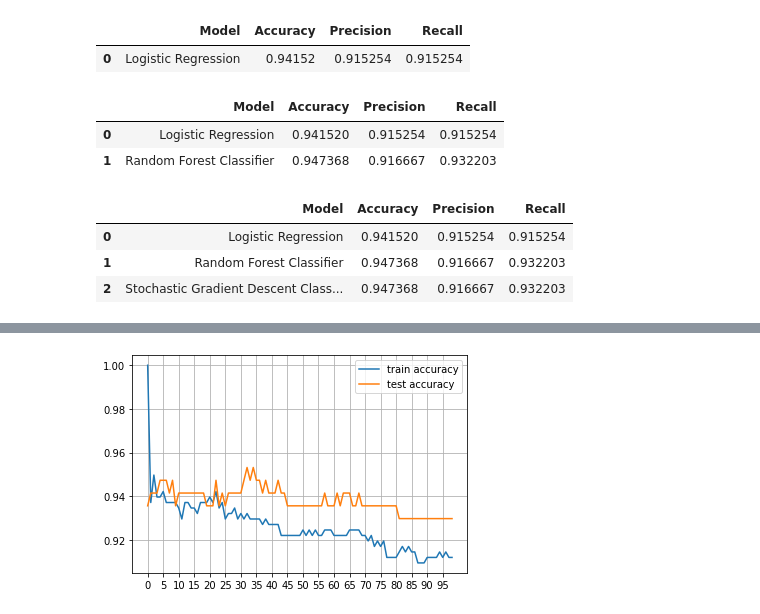
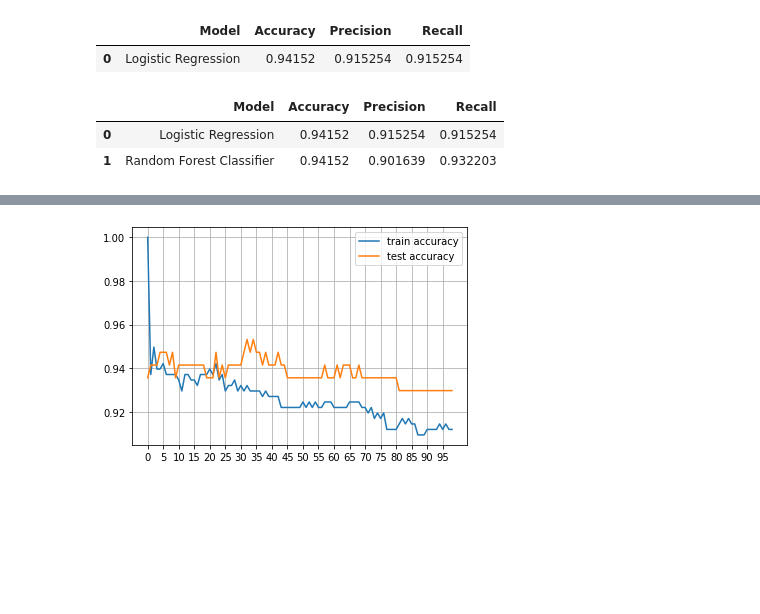
Before and after one commit to Roshni-Bala/Breast-Cancer-Risk-Prediction, a Jupyter notebook: risk_prediction.ipynb, the cells around one changed output, grey strips where cells are left out. Cells and saved outputs as stored; diff of their text form; code cells hidden in the pictures; blank space fills up the shorter version.

```diff
--- a/risk_prediction.ipynb
+++ b/risk_prediction.ipynb
@@ -702,9 +695,9 @@ X.shape, X_train.shape, y_train.shape, X_test.shape, y_test.shape
 # %%
 from sklearn.linear_model import LogisticRegression
 from sklearn import metrics
-logreg = LogisticRegression()
-logreg.fit(X_train,y_train)
-y_pred1=logreg.predict(X_test)
+logregp = LogisticRegression()
+logregp.fit(X_train,y_train)
+y_pred1=logregp.predict(X_test)
 print("Accuracy:",metrics.accuracy_score(y_test, y_pred1))
 print("Precision:",metrics.precision_score(y_test, y_pred1))
 print("Recall:",metrics.recall_score(y_test, y_pred1))
@@ -726,36 +719,31 @@ dfppca.head()
 | 0 | Logistic Regression | 0.94152 | 0.915254 | 0.915254 |
 # %%
 from sklearn.ensemble import RandomForestClassifier
-rfc = RandomForestClassifier(n_estimators = 100)
-rfc.fit(X_train, y_train)
-y_pred1 = rfc.predict(X_test)
+rfcp = RandomForestClassifier(n_estimators = 100)
+rfcp.fit(X_train, y_train)
+y_pred1 = rfcp.predict(X_test)
 
 dict1 =  {'Model': 'Random Forest Classifier', 'Accuracy': metrics.accuracy_score(y_test, y_pred1), 'Precision':metrics.precision_score(y_test, y_pred1), 'Recall':metrics.recall_score(y_test, y_pred1)}
 #dfppca = pd.DataFrame()
 dfppca = dfppca.append(dict1, ignore_index = True)
 #df_totacc = df_totacc.append(dict4, ignore_index=True)
 dfppca.head()
 # %% [output]
 |  | Model | Accuracy | Precision | Recall |
-| 0 | Logistic Regression | 0.941520 | 0.915254 | 0.915254 |
-| 1 | Random Forest Classifier | 0.947368 | 0.916667 | 0.932203 |
+| 0 | Logistic Regression | 0.94152 | 0.915254 | 0.915254 |
+| 1 | Random Forest Classifier | 0.94152 | 0.901639 | 0.932203 |
 # %%
-from sklearn.linear_model import SGDClassifier
-sgd = SGDClassifier(loss='hinge', penalty='l2', max_iter=1000)
-#hinge - loss function that gives linear SVM
-#l2 -> regularlization term used in model (prevents overfitting)
-sgd.fit(X_train, y_train)
-y_pred7 = sgd.predict(X_test)
-dict1 =  {'Model': 'Stochastic Gradient Descent Classifier', 'Accuracy': metrics.accuracy_score(y_test, y_pred1), 'Precision':metrics.precision_score(y_test, y_pred1), 'Recall':metrics.recall_score(y_test, y_pred1)}
-#dfppca = pd.DataFrame()
-dfppca = dfppca.append(dict1, ignore_index = True)
-#df_totacc = df_totacc.append(dict4, ignore_index=True)
-dfppca.head()
+# from sklearn.linear_model import SGDClassifier
+# sgd = SGDClassifier(loss='hinge', penalty='l2', max_iter=1000)
+# #hinge - loss function that gives linear SVM
+# #l2 -> regularlization term used in model (prevents overfitting)
+# sgd.fit(X_train, y_train)
+# y_pred7 = sgd.predict(X_test)
+# dict1 =  {'Model': 'Stochastic Gradient Descent Classifier', 'Accuracy': metrics.accuracy_score(y_test, y_pred1), 'Precision':metrics.precision_score(y_test, y_pred1), 'Recall':metrics.recall_score(y_test, y_pred1)}
+# #dfppca = pd.DataFrame()
+# dfppca = dfppca.append(dict1, ignore_index = True)
+# #df_totacc = df_totacc.append(dict4, ignore_index=True)
+# dfppca.head()
-# %% [output]
-|  | Model | Accuracy | Precision | Recall |
-| 0 | Logistic Regression | 0.941520 | 0.915254 | 0.915254 |
-| 1 | Random Forest Classifier | 0.947368 | 0.916667 | 0.932203 |
-| 2 | Stochastic Gradient Descent Class... | 0.947368 | 0.916667 | 0.932203 |
 # %%
 dfppca
 # %% [output]
```
Also changed, not shown: parts of 25 cells of this notebook.
